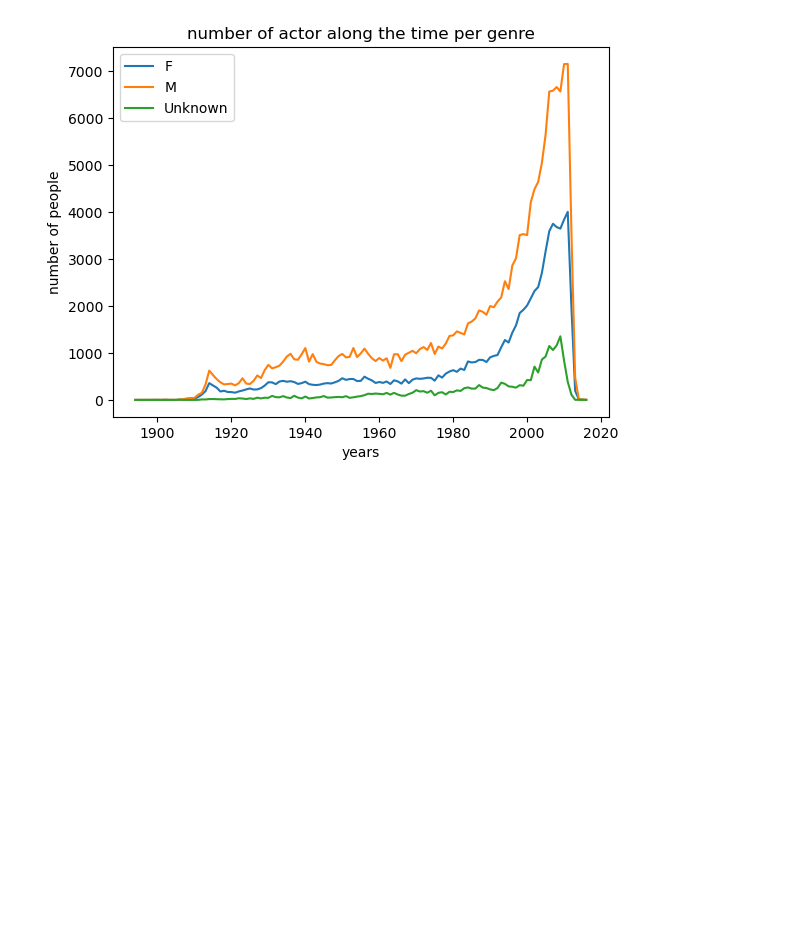
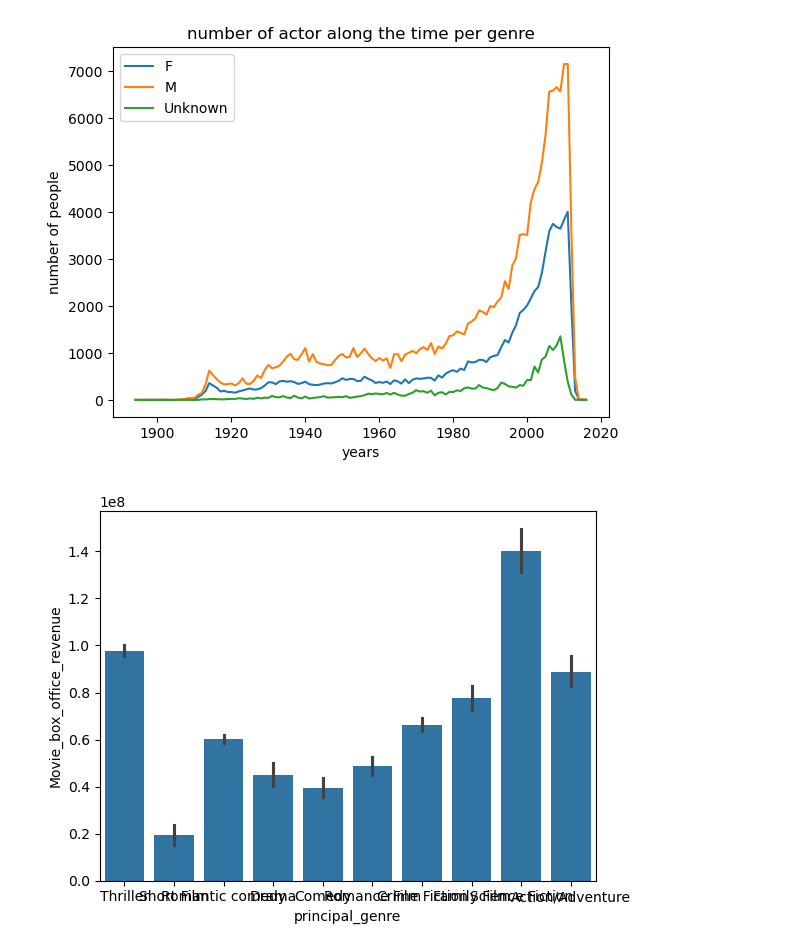
Before and after one commit to epfl-ada/ada-2024-project-ecureuilscosmiques24, a Jupyter notebook: projet_ADA.ipynb, the cells around one changed output. Saved outputs shown, nothing was run; the diff lists cells and outputs as text; code cells hidden in the pictures; blank space fills up the shorter version.

```diff
--- a/projet_ADA.ipynb
+++ b/projet_ADA.ipynb
@@ -296,3 +303,13 @@ def extract_all_genres(genre_dict):
     return None
 # Crée une nouvelle colonne 'principal_genre' avec le premier genre
 merged_df_dr['principal_genre'] = merged_df_dr['Movie_genres'].apply(extract_first_genre)
+# %%
+# Get unique genres
+#unique_genres = merged_df_dr['principal_genre'].unique().shape()
+
+# Calculate top genres by count or another column, assuming 'count_column' exists
+top_genres = merged_df_dr.groupby('principal_genre').size().sort_values(ascending=False).head(10)
+
+barplot_genre_success = sns.barplot(x="principal_genre", y="Movie_box_office_revenue", data=merged_df_dr.loc[merged_df_dr['principal_genre'].isin(top_genres.index)])
+# %% [output]
+[figure, added]
```
Also changed, not shown: parts of 4 cells of this notebook.
